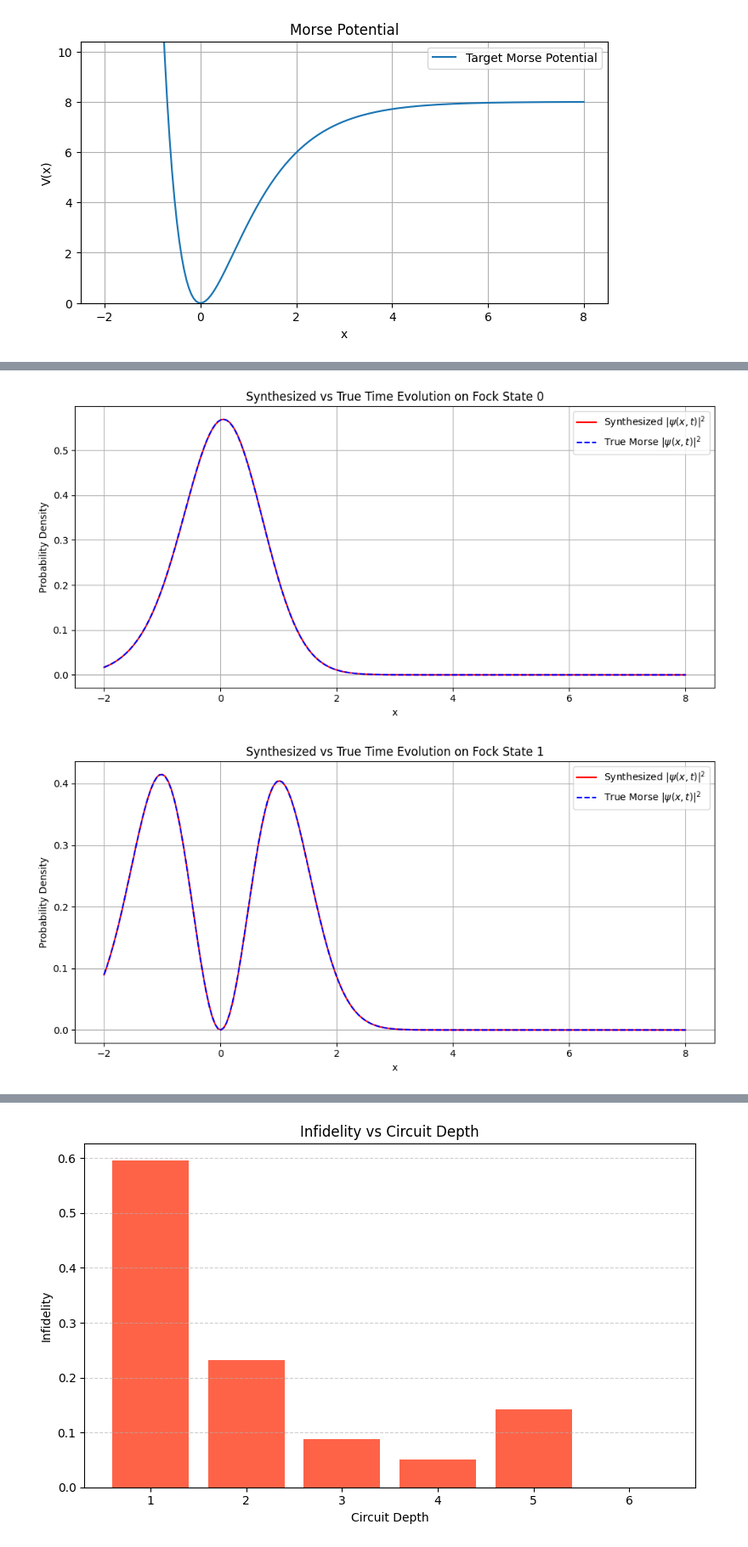
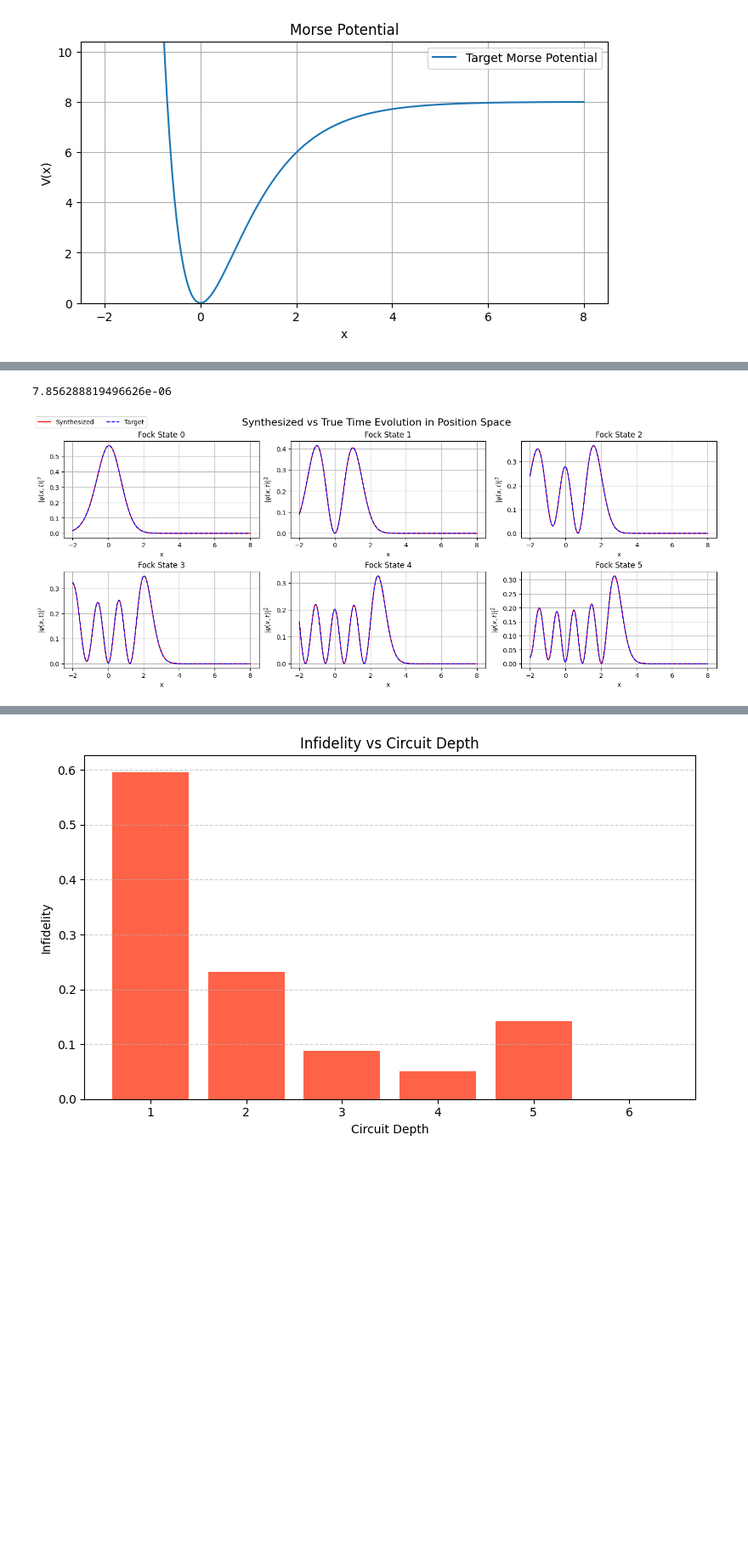
Before and after one commit to alexaymehra/hybrid-quantum-simulation, a Jupyter notebook: MorseOptimizedParameters.ipynb, the cells around one changed output, grey strips where cells are left out. Shown: that part at 85% size. Saved outputs shown, nothing was run; the diff lists cells and outputs as text; code cells hidden in the pictures; blank space fills up the shorter version.

Commit message:
improve graph visualizations

```diff
--- a/MorseOptimizedParameters.ipynb
+++ b/MorseOptimizedParameters.ipynb
@@ -286,4 +238,10 @@ Morse Parameters Used:
 ------------------------------
+# %%
+# Get the Exact Infidelity
+infid = fidelity_loss(optimal_params, d, morse_to_optimize)
+print(infid)
+# %% [output]
+7.856288819496626e-06
 # %%
 #Build the Unitary Generated
 morse_generated = gate_seq(optimal_params, d)
@@ -292,49 +250,62 @@ def fock_basis_to_position(x, N, m=1.0, hbar=1.0, omega=1.0):
     """
     Returns T[i, n] = ⟨x_i | n⟩, i.e., harmonic oscillator wavefunction for n-th Fock state at position x_i
     """
     xi = np.sqrt(m * omega / hbar) * x
     prefactor = (m * omega / (np.pi * hbar))**0.25
     T = np.zeros((len(x), N), dtype=complex)
 
     for n in range(N):
         norm = 1 / np.sqrt(2**n * sp.special.factorial(n))
         Hn = sp.special.eval_hermite(n, xi)
         psi_n = prefactor * norm * np.exp(-0.5 * xi**2) * Hn
         T[:, n] = psi_n
 
     return T
 
 # Parameters
 n_var = morse_generated.shape[0]
 x_var = np.linspace(-2, 8, 200)
 topos = fock_basis_to_position(x_var, n_var)
 
+# Grid layout: rows = ceil(n_var / cols)
+cols = 3
+rows = (n_var + cols - 1) // cols
+
+fig, axes = plt.subplots(rows, cols, figsize=(5 * cols, 3 * rows), constrained_layout=True)
+axes = axes.flatten()
+
 for i in range(n_var):
-    # Initial state:
-    n_state = i
+    ax = axes[i]
+
+    # Initial state
     psi0 = np.zeros(n_var, dtype=complex)
-    psi0[n_state] = 1.0
+    psi0[i] = 1.0
 
-    # Apply synthesized unitary
+    # Synthesized evolution
     psi_t = morse_generated @ psi0
-    # Project to position basis
     psi_x_t = topos @ psi_t
 
-    # Apply true unitary
+    # Target evolution
     psi_true = morse_to_optimize @ psi0
-    # Project to position basis
     psi_x_true = topos @ psi_true
 
-    plt.figure(figsize=(10, 5))
-    plt.plot(x_var, np.abs(psi_x_t)**2, label='Synthesized $|\psi(x,t)|^2$', color='red')
-    plt.plot(x_var, np.abs(psi_x_true)**2, label='True Morse $|\psi(x,t)|^2$', color='blue', linestyle='--')
-    plt.xlabel('x')
-    plt.ylabel('Probability Density')
-    plt.title(f'Synthesized vs True Time Evolution on Fock State {i}')
-    plt.grid(True)
-    plt.legend()
-    plt.tight_layout()
-    plt.show()
+    # Plot
+    ax.plot(x_var, np.abs(psi_x_t)**2, label='Synthesized', color='red')
+    ax.plot(x_var, np.abs(psi_x_true)**2, label='Target', color='blue', linestyle='--')
+    ax.set_title(f'Fock State {i}')
+    ax.set_xlabel('x')
+    ax.set_ylabel(r'$|\psi(x,t)|^2$')
+    ax.grid(True)
+
+# Remove any unused axes
+for j in range(n_var, len(axes)):
+    fig.delaxes(axes[j])
+
+# Add single legend outside the subplots
+handles, labels = axes[0].get_legend_handles_labels()
+fig.legend(handles, labels, loc='upper left', ncol=2, fontsize='medium')
+
+plt.suptitle('Synthesized vs True Time Evolution in Position Space', fontsize=16)
+plt.show()
 # %% [output]
-[figure, old version]
+[figure, new version]
-[figure, removed]
```
Also changed, not shown: parts of 6 cells of this notebook.
